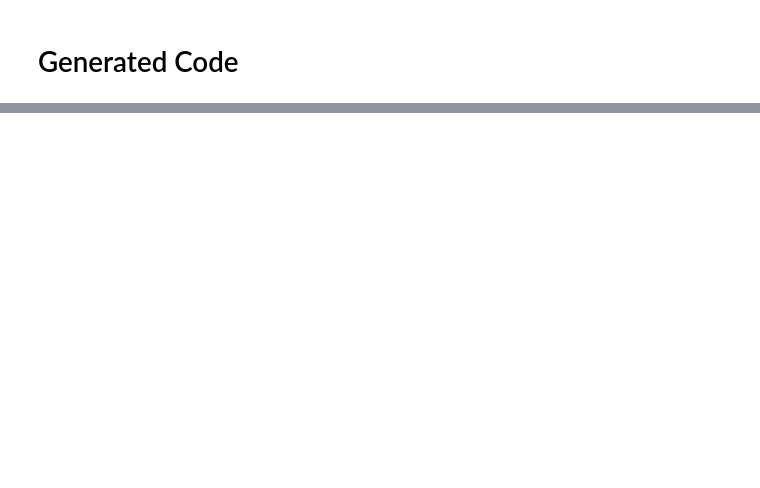
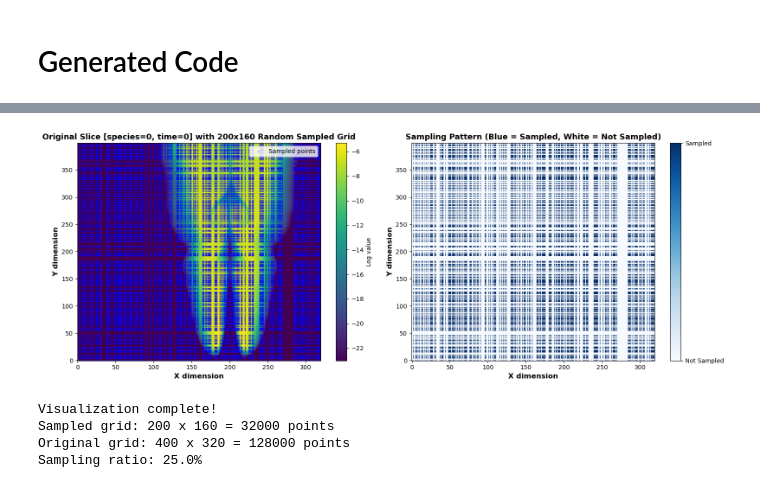
Before and after one commit to Isi2000/LOW-COST-HOSVD, a Jupyter notebook: math_HOSVD.ipynb, the cells around one changed output, grey strips where cells are left out. Saved outputs shown, nothing was run; the diff lists cells and outputs as text; code cells hidden in the pictures; blank space fills up the shorter version.

Commit message:
visualizzazione subsampling

```diff
--- a/math_HOSVD.ipynb
+++ b/math_HOSVD.ipynb
@@ -394,0 +503,50 @@ Rate       Gram Time (s)   SVD Time (s)    Gram Error      SVD Error
+# %%
+# Visualize sampled points on the 2D slice
+fig, axes = plt.subplots(1, 2, figsize=(16, 6))
+
+# Get the 2D slice
+slice_2d = tensor_combustion_log[:, :, 0, 0]
+
+# Create meshgrid of sampled positions
+yy_sampled, xx_sampled = np.meshgrid(sampled_y_indices, sampled_x_indices, indexing='ij')
+
+# Plot 1: Original slice with sampled points overlaid in blue
+ax1 = axes[0]
+im1 = ax1.imshow(slice_2d, cmap='viridis', aspect='auto', origin='lower')
+# Overlay sampled points in blue
+ax1.scatter(xx_sampled.ravel(), yy_sampled.ravel(), c='blue', s=1, alpha=0.5, label='Sampled points')
+ax1.set_xlabel('X dimension', fontsize=12, fontweight='bold')
+ax1.set_ylabel('Y dimension', fontsize=12, fontweight='bold')
+ax1.set_title(f'Original Slice [species=0, time=0] with {len(sampled_y_indices)}x{len(sampled_x_indices)} Random Sampled Grid',
+              fontsize=13, fontweight='bold')
+ax1.legend(loc='upper right', fontsize=10)
+plt.colorbar(im1, ax=ax1, label='Log value')
+
+# Plot 2: Mask showing only sampled vs non-sampled points
+ax2 = axes[1]
+# Create a binary mask: 0 for non-sampled, 1 for sampled
+mask = np.zeros((Ny, Nx))
+mask[np.ix_(sampled_y_indices, sampled_x_indices)] = 1
+im2 = ax2.imshow(mask, cmap='Blues', aspect='auto', origin='lower', vmin=0, vmax=1)
+ax2.set_xlabel('X dimension', fontsize=12, fontweight='bold')
+ax2.set_ylabel('Y dimension', fontsize=12, fontweight='bold')
+ax2.set_title(f'Sampling Pattern (Blue = Sampled, White = Not Sampled)',
+              fontsize=13, fontweight='bold')
+cbar2 = plt.colorbar(im2, ax=ax2, ticks=[0, 1])
+cbar2.set_ticklabels(['Not Sampled', 'Sampled'])
+
+plt.tight_layout()
+plt.show()
+
+n_points_total = Ny * Nx
+n_points_sampled = len(sampled_y_indices) * len(sampled_x_indices)
+print(f"\nVisualization complete!")
+print(f"Sampled grid: {len(sampled_y_indices)} x {len(sampled_x_indices)} = {n_points_sampled} points")
+print(f"Original grid: {Ny} x {Nx} = {n_points_total} points")
+print(f"Sampling ratio: {100*n_points_sampled/n_points_total:.1f}%")
+# %% [output]
+[figure, added]
+Visualization complete!
+Sampled grid: 200 x 160 = 32000 points
+Original grid: 400 x 320 = 128000 points
+Sampling ratio: 25.0%
```
Also changed, not shown: parts of 8 cells of this notebook.
